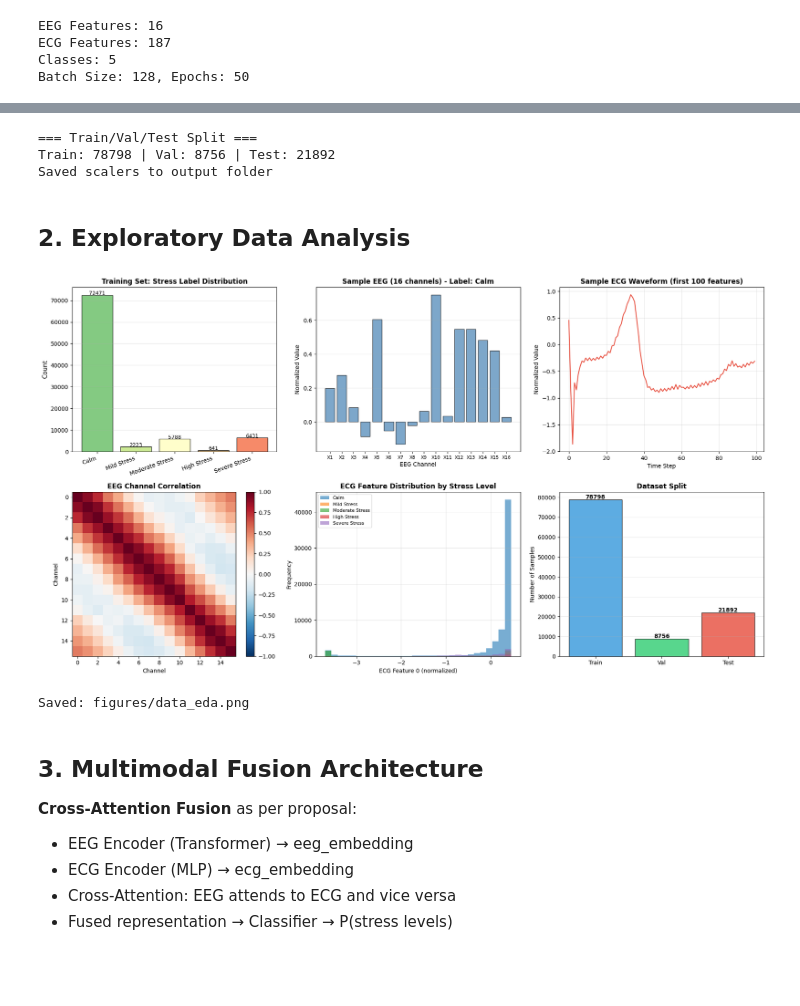
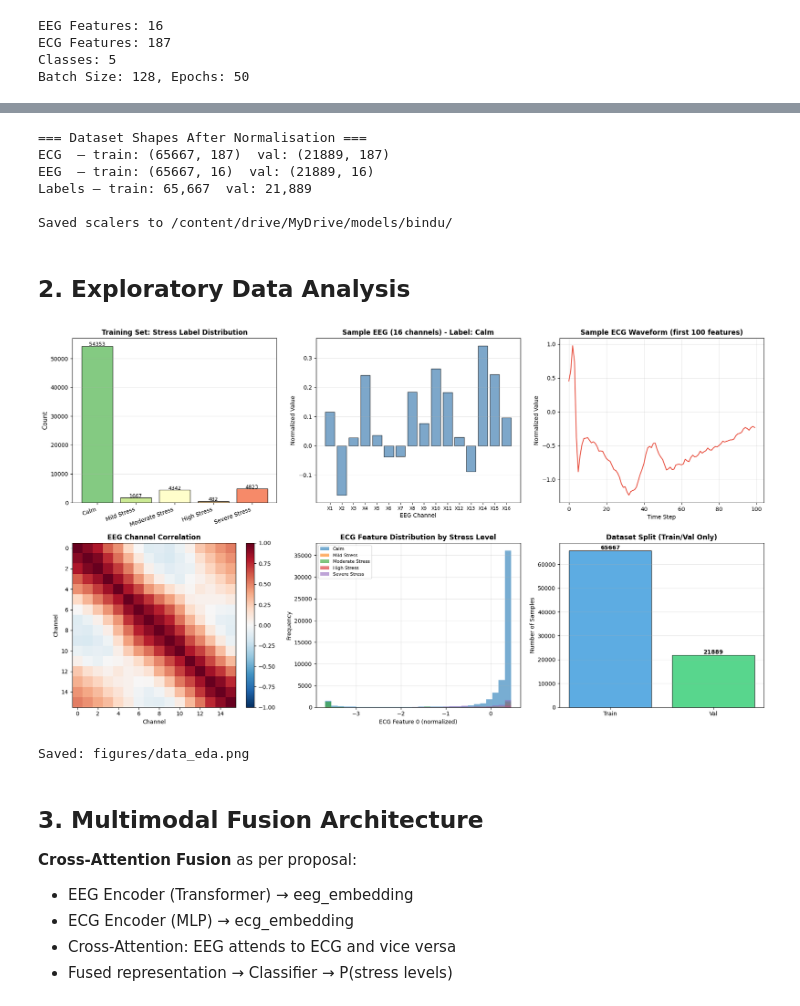
Before and after one commit to Bindu3116/Neuro_fusion, a Jupyter notebook: notebook/bindu_training.ipynb, the cells around one changed output, grey strips where cells are left out. Cells and saved outputs as stored; diff of their text form; code cells hidden in the pictures; blank space fills up the shorter version.

```diff
--- a/notebook/bindu_training.ipynb
+++ b/notebook/bindu_training.ipynb
@@ -174,38 +193,40 @@ Label distribution test: [18118   556  1448   162  1608]
 # %%
-# Normalize ECG features
+# -----------------------------------------------------------------
+# Normalise features  (fit on train, apply to val)
+# -----------------------------------------------------------------
+
 scaler_ecg = StandardScaler()
-X_ecg_train_full = scaler_ecg.fit_transform(X_ecg_train_full)
-X_ecg_test = scaler_ecg.transform(X_ecg_test)
+X_ecg_train = scaler_ecg.fit_transform(X_ecg_train_raw)
+X_ecg_val   = scaler_ecg.transform(X_ecg_val_raw)
 
-# EEG is already in reasonable range (BEED data), but can normalize if needed
 scaler_eeg = StandardScaler()
-X_eeg_train_full = scaler_eeg.fit_transform(X_eeg_train_full)
-X_eeg_test = scaler_eeg.transform(X_eeg_test)
+X_eeg_train = scaler_eeg.fit_transform(X_eeg_train_full)
+X_eeg_val   = scaler_eeg.transform(X_eeg_val_full)
 
-# Train/Val split
-indices = np.arange(len(X_eeg_train_full))
-train_idx, val_idx = train_test_split(indices, test_size=0.1, random_state=42, stratify=y_train_full)
+# Expose as y_train / y_val for backward compatibility with the rest of the notebook
+y_train = y_train_full
+y_val   = y_val_full
 
-X_eeg_train, X_eeg_val = X_eeg_train_full[train_idx], X_eeg_train_full[val_idx]
-X_ecg_train, X_ecg_val = X_ecg_train_full[train_idx], X_ecg_train_full[val_idx]
-y_train, y_val = y_train_full[train_idx], y_train_full[val_idx]
+print('\n=== Dataset Shapes After Normalisation ===')
+print(f'ECG  – train: {X_ecg_train.shape}  val: {X_ecg_val.shape}')
+print(f'EEG  – train: {X_eeg_train.shape}  val: {X_eeg_val.shape}')
+print(f'Labels – train: {len(y_train):,}  val: {len(y_val):,}')
 
-print('\n=== Train/Val/Test Split ===')
-print(f'Train: {len(y_train)} | Val: {len(y_val)} | Test: {len(y_test)}')
-
-# Save scalers for application use
+# Save scalers for inference / demo use
 import joblib
 joblib.dump(scaler_eeg, os.path.join(OUTPUT_DIR, 'scaler_eeg.pkl'))
 joblib.dump(scaler_ecg, os.path.join(OUTPUT_DIR, 'scaler_ecg.pkl'))
-print('Saved scalers to output folder')
+print('\nSaved scalers to', OUTPUT_DIR)
 # %% [output]
-=== Train/Val/Test Split ===
-Train: 78798 | Val: 8756 | Test: 21892
-Saved scalers to output folder
+=== Dataset Shapes After Normalisation ===
+ECG  – train: (65667, 187)  val: (21889, 187)
+EEG  – train: (65667, 16)  val: (21889, 16)
+Labels – train: 65,667  val: 21,889
+
+Saved scalers to /content/drive/MyDrive/models/bindu/
 # %% [markdown]
 ## 2. Exploratory Data Analysis
 # %%
-# EDA: Label distribution and sample visualization
 fig, axes = plt.subplots(2, 3, figsize=(18, 10))
 
 # 1. Label distribution
@@ -243,38 +264,39 @@ ax.grid(alpha=0.3)
 ax = axes[1, 0]
 corr_eeg = np.corrcoef(X_eeg_train[:1000].T)
 im = ax.imshow(corr_eeg, cmap='RdBu_r', vmin=-1, vmax=1, aspect='auto')
 ax.set_title('EEG Channel Correlation', fontweight='bold')
 ax.set_xlabel('Channel')
 ax.set_ylabel('Channel')
 plt.colorbar(im, ax=ax)
 
 # 5. ECG feature distribution by class (first feature)
 ax = axes[1, 1]
 for cls in range(NUM_CLASSES):
     mask = y_train == cls
     ax.hist(X_ecg_train[mask, 0], bins=30, alpha=0.6, label=CLASS_NAMES[cls])
 ax.set_xlabel('ECG Feature 0 (normalized)')
 ax.set_ylabel('Frequency')
 ax.set_title('ECG Feature Distribution by Stress Level', fontweight='bold')
 ax.legend(fontsize=8)
 ax.grid(alpha=0.3)
 
 # 6. Dataset size comparison
 ax = axes[1, 2]
-sizes = [len(y_train), len(y_val), len(y_test)]
-ax.bar(['Train', 'Val', 'Test'], sizes, color=['#3498db', '#2ecc71', '#e74c3c'], alpha=0.8, edgecolor='black')
+sizes = [len(y_train), len(y_val)] # Removed y_test as it's not defined
+labels = ['Train', 'Val'] # Adjusted labels
+ax.bar(labels, sizes, color=['#3498db', '#2ecc71'], alpha=0.8, edgecolor='black') # Adjusted colors
 ax.set_ylabel('Number of Samples')
-ax.set_title('Dataset Split', fontweight='bold')
-for i, (label, size) in enumerate(zip(['Train', 'Val', 'Test'], sizes)):
+ax.set_title('Dataset Split (Train/Val Only)', fontweight='bold') # Adjusted title
+for i, (label, size) in enumerate(zip(labels, sizes)): # Adjusted labels iterable
     ax.text(i, size + 500, str(size), ha='center', fontsize=10, fontweight='bold')
 ax.grid(axis='y', alpha=0.3)
 
 plt.tight_layout()
 plt.savefig(os.path.join(FIG_DIR, 'data_eda.png'), dpi=150, bbox_inches='tight')
 plt.show()
 print('Saved: figures/data_eda.png')
 # %% [output]
-[figure, old version]
+[figure, new version]
 Saved: figures/data_eda.png
 # %% [markdown]
 ## 3. Multimodal Fusion Architecture
```
Also changed, not shown: parts of 18 cells of this notebook, 11 other files.
